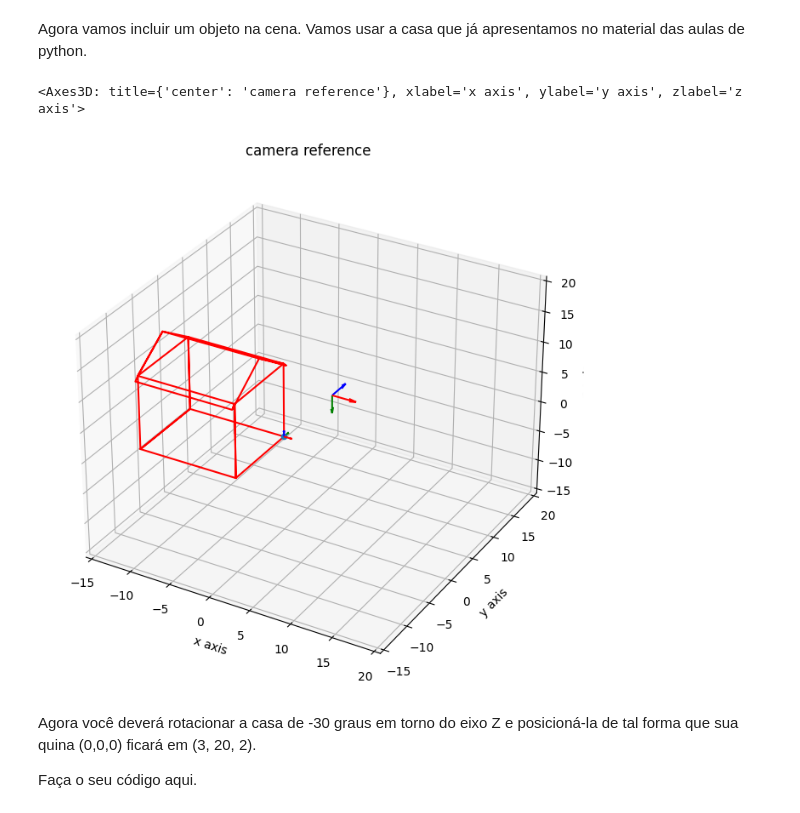
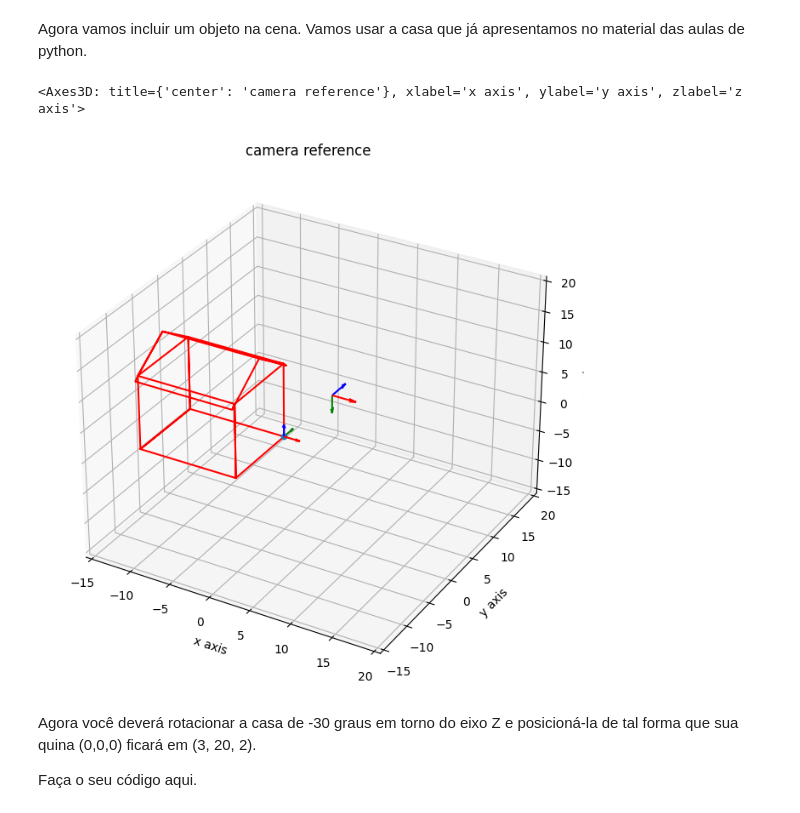
Before and after one commit to MauricioPimenta/ComputerVision, a Jupyter notebook: 2023.09-atividade_movimento_corpo_rigido.ipynb, the cells around one changed output. Drawn from its saved outputs; the diff is of its cells as text; code cells hidden in the pictures.

```diff
--- a/2023.09-atividade_movimento_corpo_rigido.ipynb
+++ b/2023.09-atividade_movimento_corpo_rigido.ipynb
@@ -248,35 +248,35 @@ house = np.array([  [0,           0.0,       0.     ],
                     [-12.0000,  -10.0000,   12.0000 ],
                     [-12.0000,   -5.0000,   16.0000 ],
                     [0,          -5.0000,   16.0000 ],
                     [0,           0.5000,   11.4000 ],
                     [-12.0000,    0.5000,   11.4000 ],
                     [-12.0000,         0,   12.0000 ],
                     [-12.0000,   -5.0000,   16.0000 ],
                     [-12.0000,  -10.0000,   12.0000 ],
                     [-12.0000,  -10.0000,         0 ],
                     [-12.0000,   -5.0000,         0 ],
                     [-12.0000,         0,         0 ],
                     [-12.0000,         0,   12.0000 ],
                     [-12.0000,         0,         0 ]   ])
 
 house = np.transpose(house)
 
 
 # add a vector of ones to the house matrix to represent the house in homogeneous coordinates
 house = np.vstack([house, np.ones(np.size(house,1))])
 
 ax0 = set_plot(lim=[-15,20])
-draw_arrows(point,base,ax0)
+draw_arrows(point,base,ax0, 2)
 ax0.plot3D(house[0,:], house[1,:], house[2,:], 'red')
 # Plotando a quina da casa que está em (0,0,0) para servir de referência
 ax0.scatter(house[0,0], house[1,0], house[2,0],'b')
 
 arrow_lenght = 3
 # Plote a câmera também - altere o código abaixo, se necessário
 draw_arrows(cam2[:,-1],cam2[:,0:3],ax0, length=arrow_lenght)
 # %% [output]
 <Axes3D: title={'center': 'camera reference'}, xlabel='x axis', ylabel='y axis', zlabel='z axis'>
-[figure, old version]
+[figure, new version]
 # %% [markdown]
 Agora você deverá rotacionar a casa de -30 graus em torno do eixo Z e posicioná-la de tal forma que sua quina (0,0,0) ficará em (3, 20, 2).
 
```
